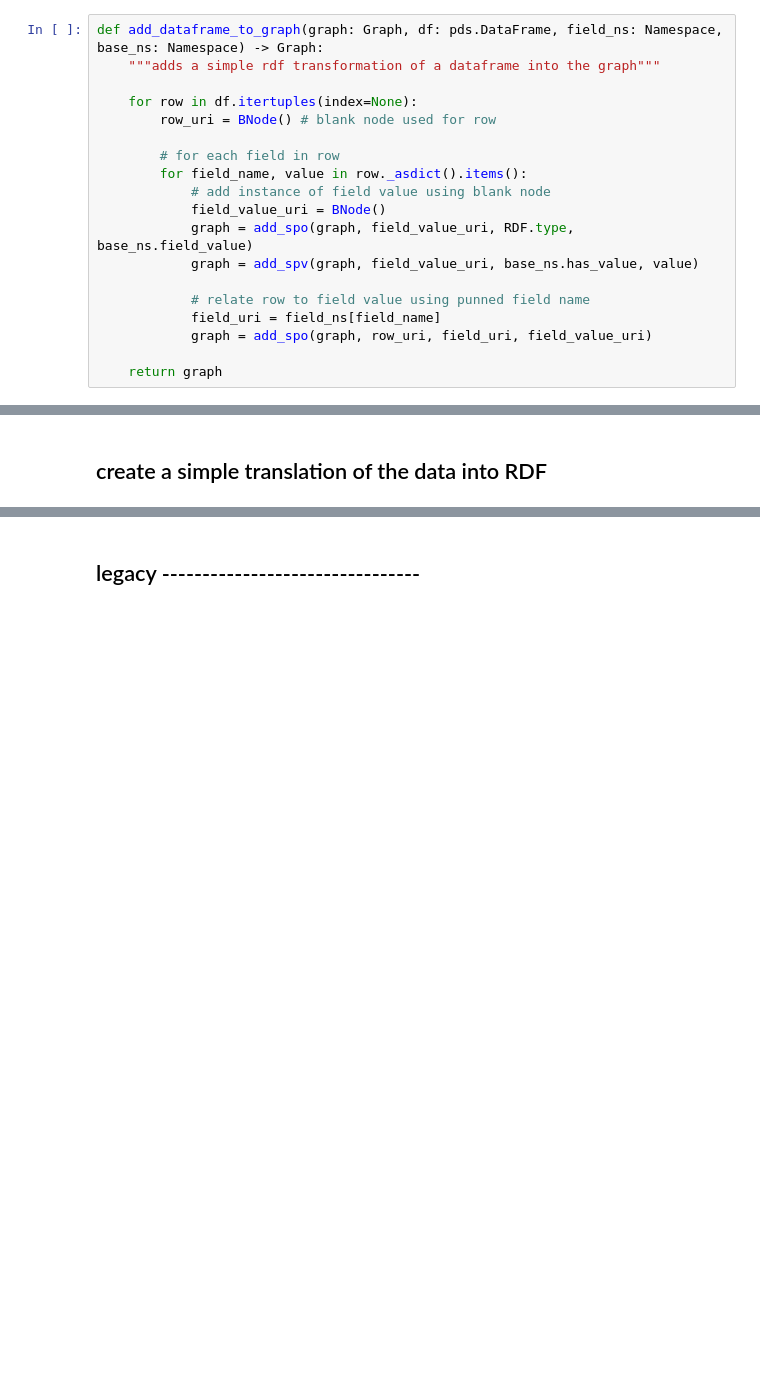
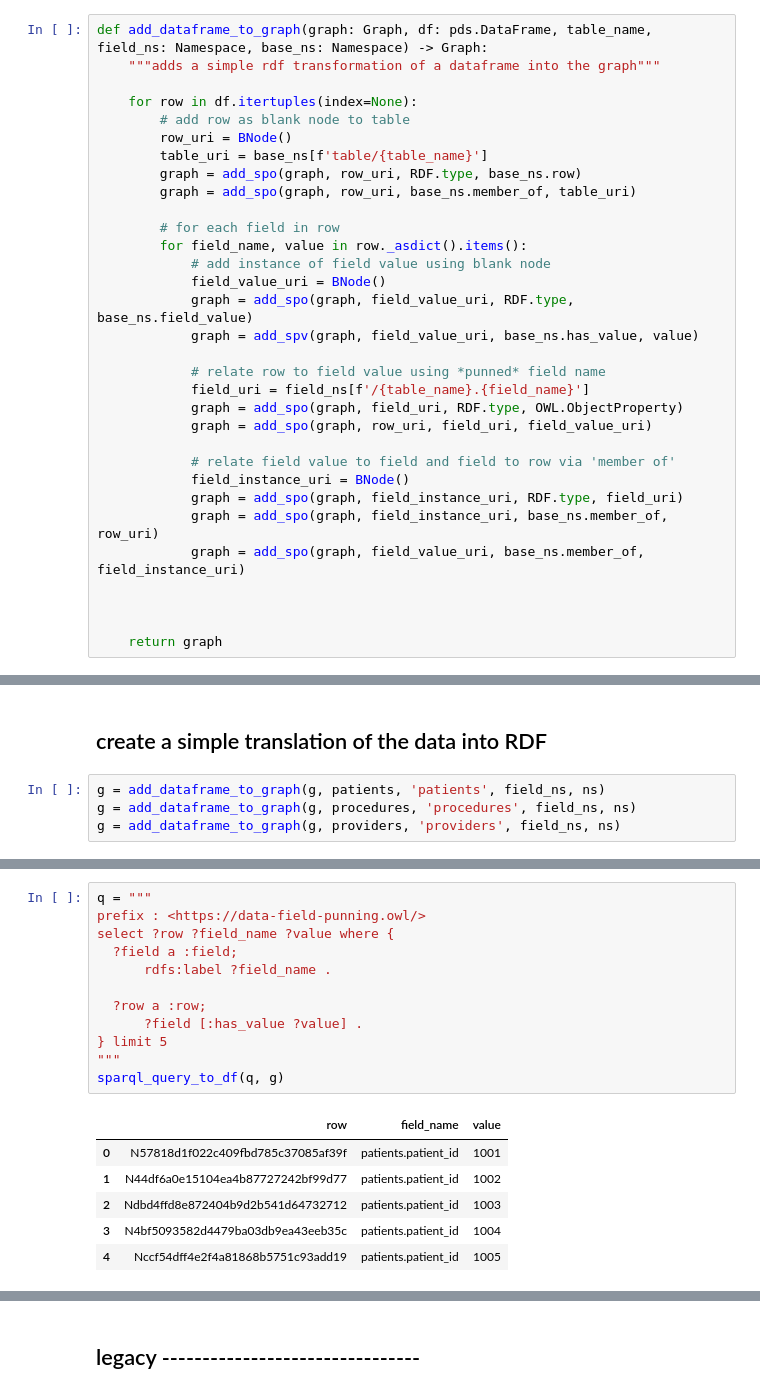
Before and after one commit to wdduncan/test-data-field-punning, a Jupyter notebook: notebooks/schema_demo.ipynb, the cells around one changed output, grey strips where cells are left out. Saved outputs shown, nothing was run; the diff lists cells and outputs as text; blank space fills up the shorter version.

```diff
--- a/notebooks/schema_demo.ipynb
+++ b/notebooks/schema_demo.ipynb
@@ -234,11 +239,15 @@ def dataframe_to_sql(df: pds.DataFrame) -> str:
     # return sql query
     return sql
 # %%
-def add_dataframe_to_graph(graph: Graph, df: pds.DataFrame, field_ns: Namespace, base_ns: Namespace) -> Graph:
+def add_dataframe_to_graph(graph: Graph, df: pds.DataFrame, table_name, field_ns: Namespace, base_ns: Namespace) -> Graph:
     """adds a simple rdf transformation of a dataframe into the graph"""
 
     for row in df.itertuples(index=None):
-        row_uri = BNode() # blank node used for row
+        # add row as blank node to table
+        row_uri = BNode()
+        table_uri = base_ns[f'table/{table_name}']
+        graph = add_spo(graph, row_uri, RDF.type, base_ns.row)
+        graph = add_spo(graph, row_uri, base_ns.member_of, table_uri)
 
         # for each field in row
         for field_name, value in row._asdict().items():
@@ -247,8 +256,17 @@ def add_dataframe_to_graph(graph: Graph, df: pds.DataFrame, field_ns: Namespace,
             graph = add_spo(graph, field_value_uri, RDF.type, base_ns.field_value)
             graph = add_spv(graph, field_value_uri, base_ns.has_value, value)
 
-            # relate row to field value using punned field name
-            field_uri = field_ns[field_name]
+            # relate row to field value using *punned* field name
+            field_uri = field_ns[f'/{table_name}.{field_name}']
+            graph = add_spo(graph, field_uri, RDF.type, OWL.ObjectProperty)
             graph = add_spo(graph, row_uri, field_uri, field_value_uri)
 
+            # relate field value to field and field to row via 'member of'
+            field_instance_uri = BNode()
+            graph = add_spo(graph, field_instance_uri, RDF.type, field_uri)
+            graph = add_spo(graph, field_instance_uri, base_ns.member_of, row_uri)
+            graph = add_spo(graph, field_value_uri, base_ns.member_of, field_instance_uri)
+
+
+
     return graph
@@ -606,2 +575,6 @@ sparql_query_to_df(q, g)
 # %% [markdown]
 ## create a simple translation of the data into RDF
+# %%
+g = add_dataframe_to_graph(g, patients, 'patients', field_ns, ns)
+g = add_dataframe_to_graph(g, procedures, 'procedures', field_ns, ns)
+g = add_dataframe_to_graph(g, providers, 'providers', field_ns, ns)
@@ -607,0 +585,19 @@ sparql_query_to_df(q, g)
+# %%
+q = """
+prefix : <https://data-field-punning.owl/>
+select ?row ?field_name ?value where {
+  ?field a :field;
+      rdfs:label ?field_name .
+
+  ?row a :row;
+      ?field [:has_value ?value] .
+} limit 5
+"""
+sparql_query_to_df(q, g)
+# %% [output]
+|  | row | field_name | value |
+| 0 | N57818d1f022c409fbd785c37085af39f | patients.patient_id | 1001 |
+| 1 | N44df6a0e15104ea4b87727242bf99d77 | patients.patient_id | 1002 |
+| 2 | Ndbd4ffd8e872404b9d2b541d64732712 | patients.patient_id | 1003 |
+| 3 | N4bf5093582d4479ba03db9ea43eeb35c | patients.patient_id | 1004 |
+| 4 | Nccf54dff4e2f4a81868b5751c93add19 | patients.patient_id | 1005 |
```
Also changed, not shown: parts of 13 cells of this notebook.
